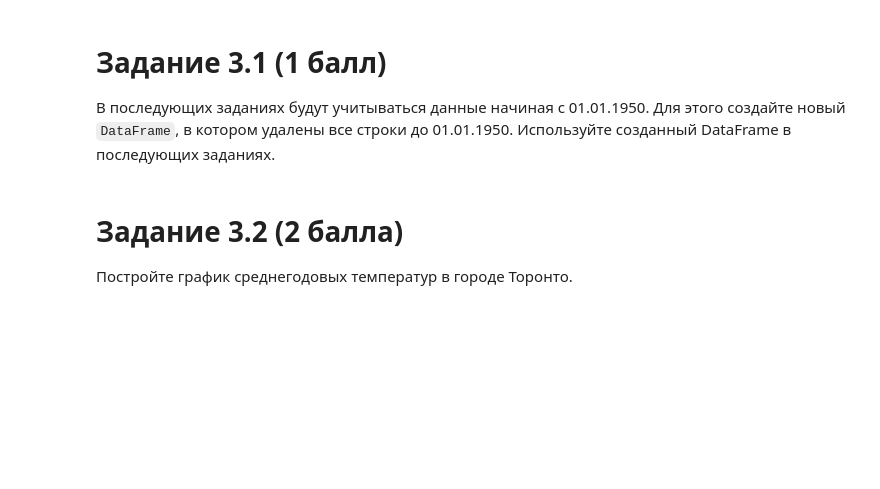
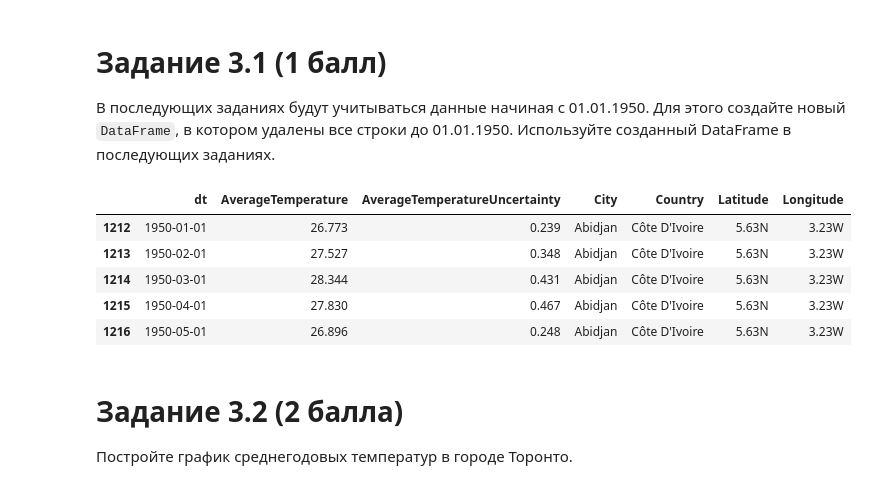
Before and after one commit to AirisFiorentini/Python-for-Data-Analysis, a Jupyter notebook: Task_3.ipynb, the cells around one changed output. Cells and saved outputs as stored; diff of their text form; code cells hidden in the pictures; blank space fills up the shorter version.

```diff
--- a/Task_3.ipynb
+++ b/Task_3.ipynb
@@ -26,6 +28,16 @@ df.head()
 # Задание 3.1 (1 балл)
 
 В последующих заданиях будут учитываться данные начиная с 01.01.1950. Для этого создайте новый `DataFrame`, в котором удалены все строки до 01.01.1950. Используйте созданный DataFrame в последующих заданиях.
+# %%
+df_new = df[df.dt >= "1950-01-01"]
+df_new.head()
+# %% [output]
+|  | dt | AverageTemperature | AverageTemperatureUncertainty | City | Country | Latitude | Longitude |
+| 1212 | 1950-01-01 | 26.773 | 0.239 | Abidjan | Côte D'Ivoire | 5.63N | 3.23W |
+| 1213 | 1950-02-01 | 27.527 | 0.348 | Abidjan | Côte D'Ivoire | 5.63N | 3.23W |
+| 1214 | 1950-03-01 | 28.344 | 0.431 | Abidjan | Côte D'Ivoire | 5.63N | 3.23W |
+| 1215 | 1950-04-01 | 27.830 | 0.467 | Abidjan | Côte D'Ivoire | 5.63N | 3.23W |
+| 1216 | 1950-05-01 | 26.896 | 0.248 | Abidjan | Côte D'Ivoire | 5.63N | 3.23W |
 # %% [markdown]
 # Задание 3.2 (2 балла)
 
```
Also changed, not shown: parts of 5 cells of this notebook, 1 other file.
